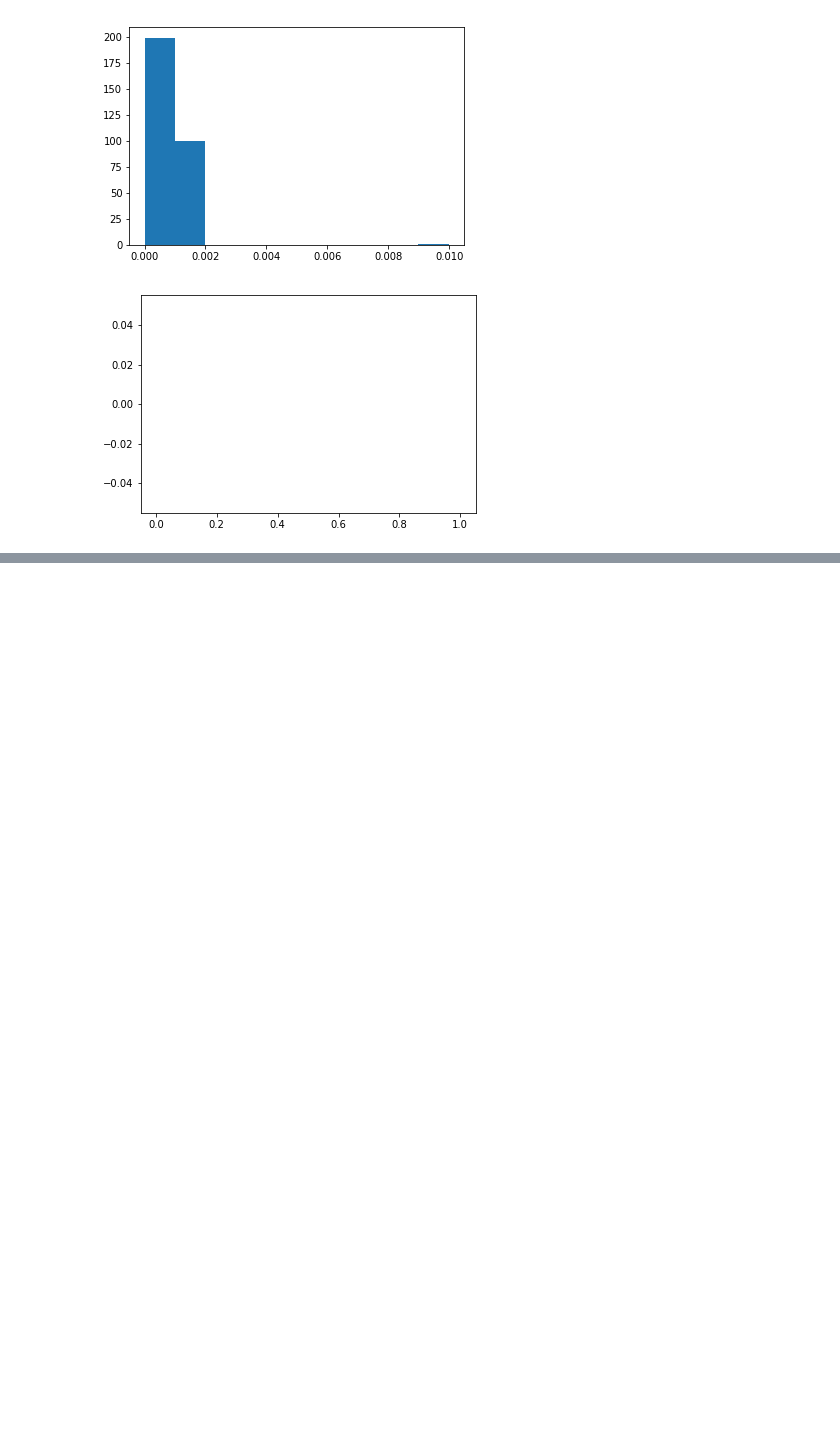
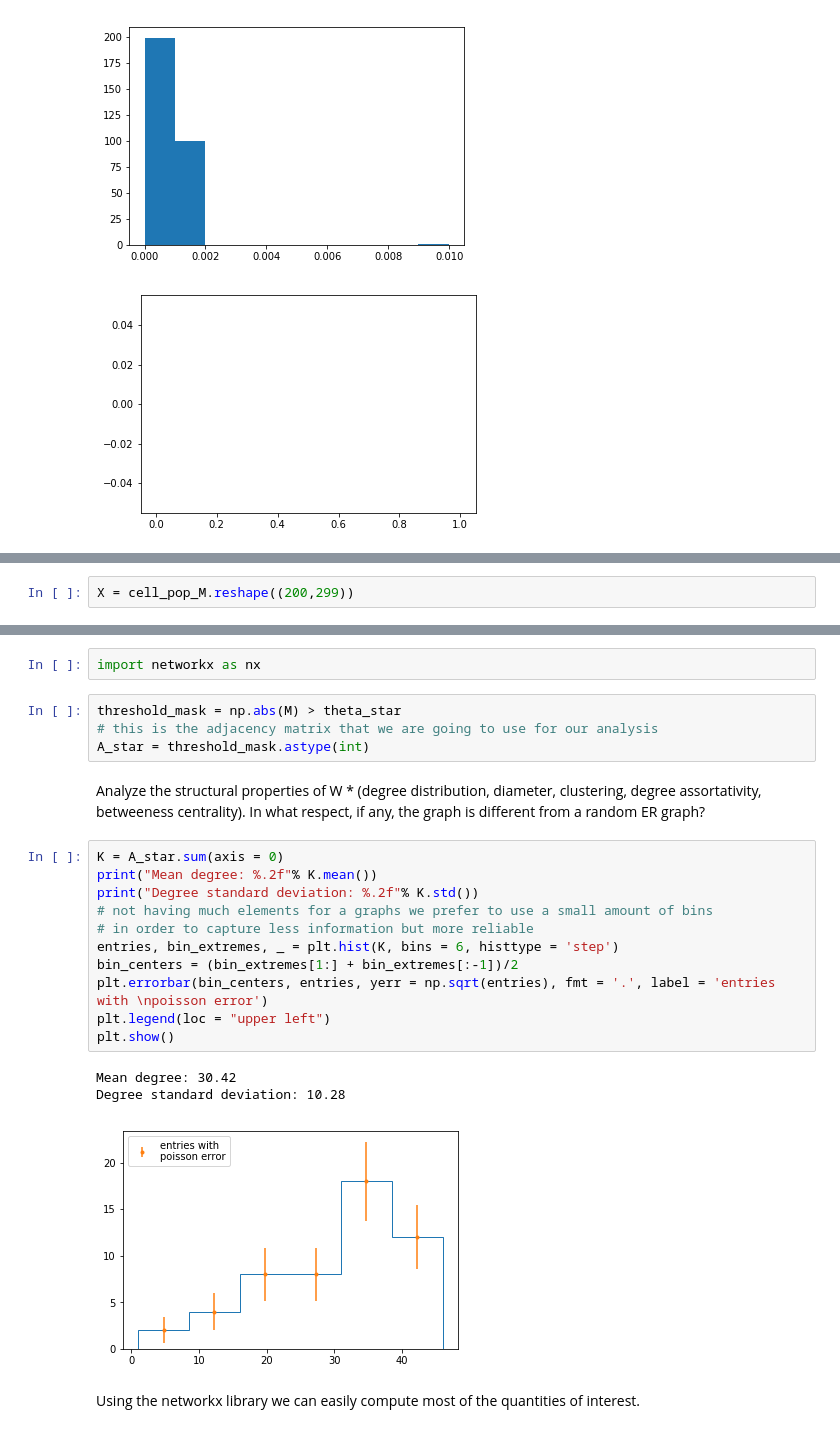
Before and after one commit to mango915/Forests, a Jupyter notebook: Forest.ipynb, the cells around one changed output, grey strips where cells are left out. Saved outputs shown, nothing was run; the diff lists cells and outputs as text; blank space fills up the shorter version.

```diff
--- a/Forest.ipynb
+++ b/Forest.ipynb
@@ -352,0 +363,2 @@ plt.show()
+# %%
+X = cell_pop_M.reshape((200,299))
@@ -352,0 +489,25 @@ plt.show()
+# %%
+import networkx as nx
+# %%
+threshold_mask = np.abs(M) > theta_star
+# this is the adjacency matrix that we are going to use for our analysis
+A_star = threshold_mask.astype(int)
+# %% [markdown]
+Analyze the structural properties of W * (degree distribution, diameter, clustering, degree assortativity, betweeness centrality). In what respect, if any, the graph is different from a random ER graph?
+# %%
+K = A_star.sum(axis = 0)
+print("Mean degree: %.2f"% K.mean())
+print("Degree standard deviation: %.2f"% K.std())
+# not having much elements for a graphs we prefer to use a small amount of bins
+# in order to capture less information but more reliable
+entries, bin_extremes, _ = plt.hist(K, bins = 6, histtype = 'step')
+bin_centers = (bin_extremes[1:] + bin_extremes[:-1])/2
+plt.errorbar(bin_centers, entries, yerr = np.sqrt(entries), fmt = '.', label = 'entries with \npoisson error')
+plt.legend(loc = "upper left")
+plt.show()
+# %% [output]
+Mean degree: 30.42
+Degree standard deviation: 10.28
+[figure, added]
+# %% [markdown]
+Using the networkx library we can easily compute most of the quantities of interest.
```
Also changed, not shown: parts of 28 cells of this notebook.
